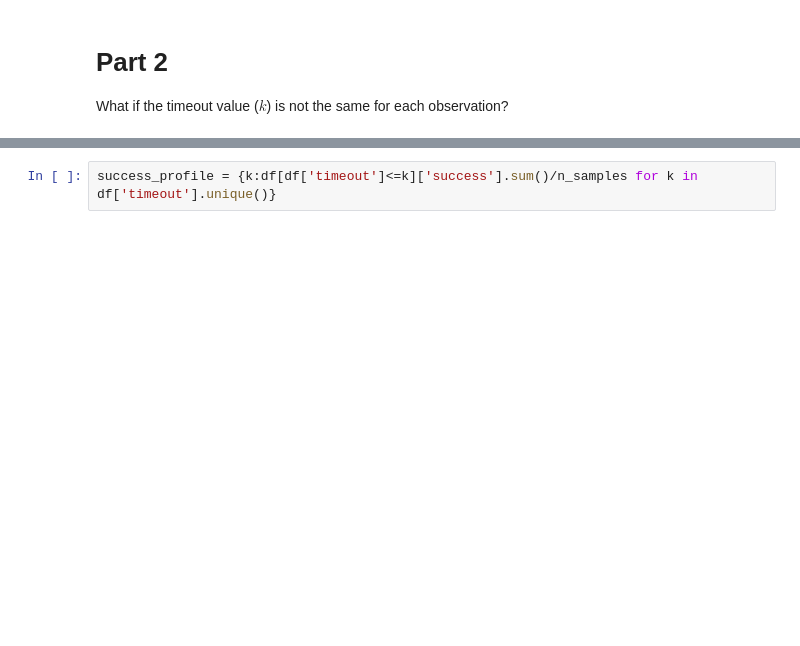
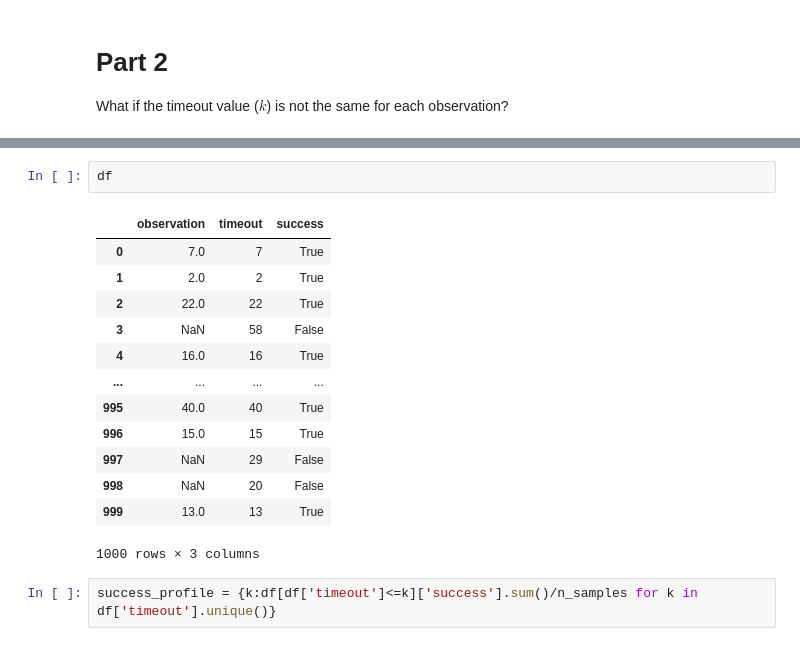
Before and after one commit to ljbelenky/lindy_approximation, a Jupyter notebook: How to Analyize an Experiment that Didin't Work.ipynb, the cells around one changed output, grey strips where cells are left out. Drawn from its saved outputs; the diff is of its cells as text; blank space fills up the shorter version.

Commit message:
adding example outside of observation window

```diff
--- a/How to Analyize an Experiment that Didin't Work.ipynb
+++ b/How to Analyize an Experiment that Didin't Work.ipynb
@@ -275,3 +306,19 @@ plt.hist(df['timeout']);
+# %%
+df
+# %% [output]
+|  | observation | timeout | success |
+| 0 | 7.0 | 7 | True |
+| 1 | 2.0 | 2 | True |
+| 2 | 22.0 | 22 | True |
+| 3 | NaN | 58 | False |
+| 4 | 16.0 | 16 | True |
+| ... | ... | ... | ... |
+| 995 | 40.0 | 40 | True |
+| 996 | 15.0 | 15 | True |
+| 997 | NaN | 29 | False |
+| 998 | NaN | 20 | False |
+| 999 | 13.0 | 13 | True |
+1000 rows × 3 columns
 # %%
 success_profile = {k:df[df['timeout']<=k]['success'].sum()/n_samples for k in df['timeout'].unique()}
 # %%
```
Also changed, not shown: parts of 25 cells of this notebook, 1 other file.
